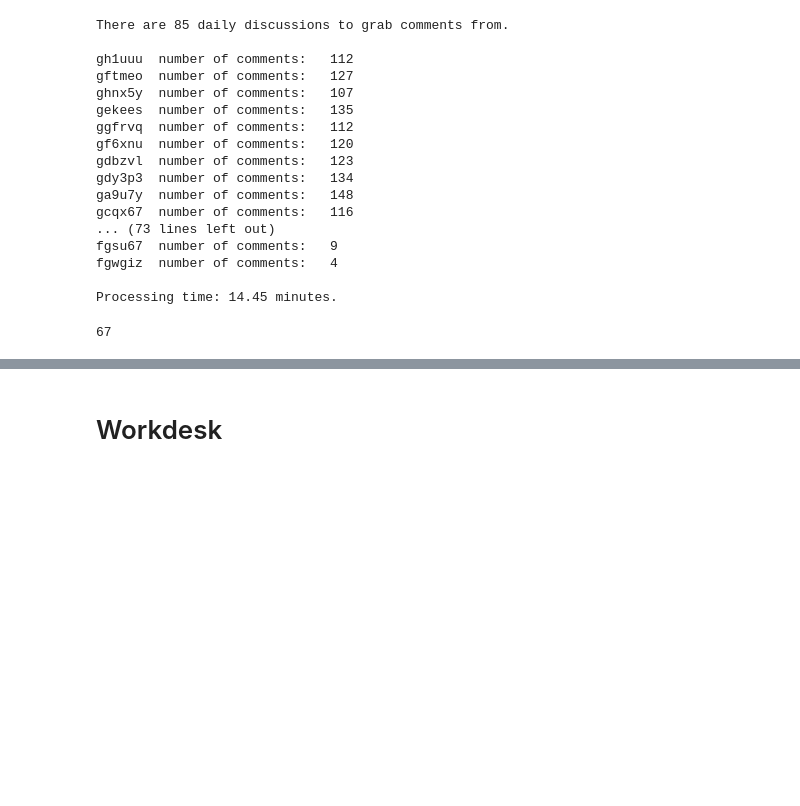
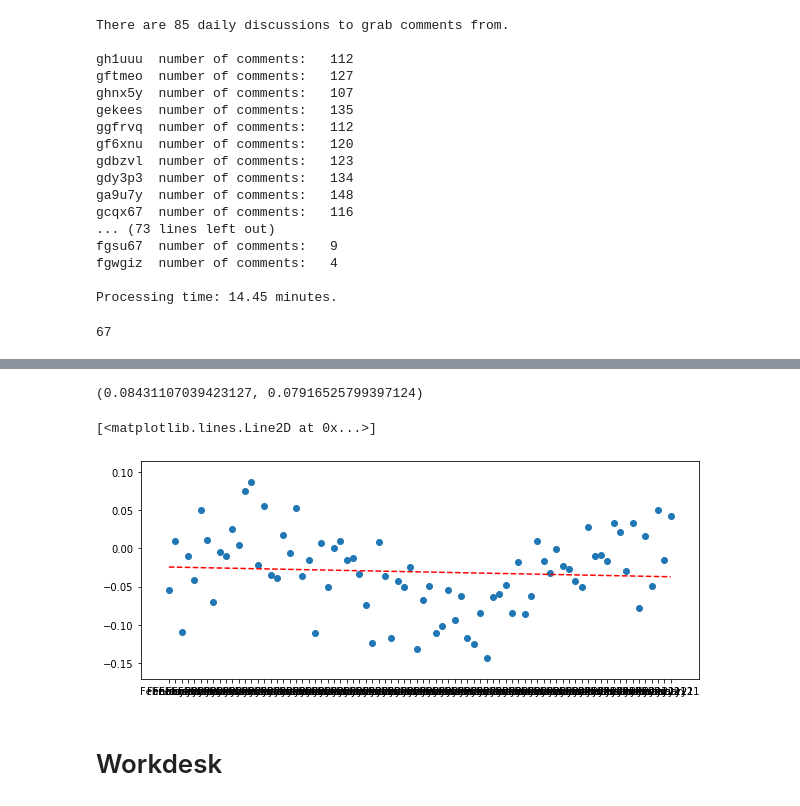
Before and after one commit to Allyson-English/sentiment_analysis, a Jupyter notebook: Reddit_COVID.ipynb, the cells around one changed output, grey strips where cells are left out. Cells and saved outputs as stored; diff of their text form; code cells hidden in the pictures; blank space fills up the shorter version.

Commit message:
next step: descriptive statistics, including standard deviation for daily averages, overlay data from city-specific subreddits?

```diff
--- a/Reddit_COVID.ipynb
+++ b/Reddit_COVID.ipynb
@@ -189,6 +182,3 @@ Processing time: 14.45 minutes.
 len(comment_dict['f8n49s'])
 # %% [output]
 67
-# %%
-for k,v in comment_dict['fere6p']['fjpxbkc'].items():
-    print(k, v)
@@ -238,0 +185,29 @@ df.head()
+# %%
+discussion_id = json_data.keys()
+
+m_date = []
+d_date = []
+negative = []
+neutral = []
+positive = []
+compound = []
+comment_id = []
+
+for k in json_data.keys():
+
+    for y in json_data[k].keys():
+        comment_id.append(y)
+
+    for x in json_data[k]:
+        m_date.append(json_data[k][x].get('month'))
+        d_date.append(json_data[k][x].get('day'))
+        negative.append(json_data[k][x].get('neg'))
+        neutral.append(json_data[k][x].get('neu'))
+        positive.append(json_data[k][x].get('pos'))
+        compound.append(json_data[k][x].get('compound'))
+
+
+d = {'comment_id' : comment_id, 'month': m_date, 'date': d_date, 'positive': positive, 'neutral': neutral, 'negative': negative, 'compound': compound}
+df = pd.DataFrame(data=d)
+df = df[df.positive != 1.0000]
+df.head()
@@ -239,4 +221,5 @@ df.head()
 # %%
+df['DOM'] = df['month']+df['date']
 new_df = df.groupby('DOM').mean()
 # %%
 avrg_by_day = df.groupby('DOM').mean().reset_index()
@@ -262,0 +250,2 @@ avrg_by_day.reset_index(drop=True, inplace= True)
+# %%
+new_df = new_df.reset_index()
@@ -263,21 +261,27 @@ avrg_by_day.reset_index(drop=True, inplace= True)
+# %%
+df['negative'].mean(), df['positive'].mean()
+# %% [output]
+(0.08431107039423127, 0.07916525799397124)
 # %%
-y = avrg_by_day['compound']
-x = avrg_by_day.index
-x_labels = avrg_by_day['DOM']
+y = new_df['compound']
+x = new_df.index
 
 #ploting with matplotlib
 
 fig, ax = plt.subplots(figsize = (10,4))
 ax.set_xticks(x)
 ax.set_xticklabels(x_labels)
 ax.scatter(x, y)
 
 
 z = np.polyfit(x, y, 1)
 p = np.poly1d(z)
 ax.plot(x,p(x),"r--")
 
 # plt.show()
+# %% [output]
+[<matplotlib.lines.Line2D at 0x...>]
+[figure, added]
 # %% [markdown]
 # Workdesk
 # %%
```
Also changed, not shown: parts of 10 cells of this notebook.
